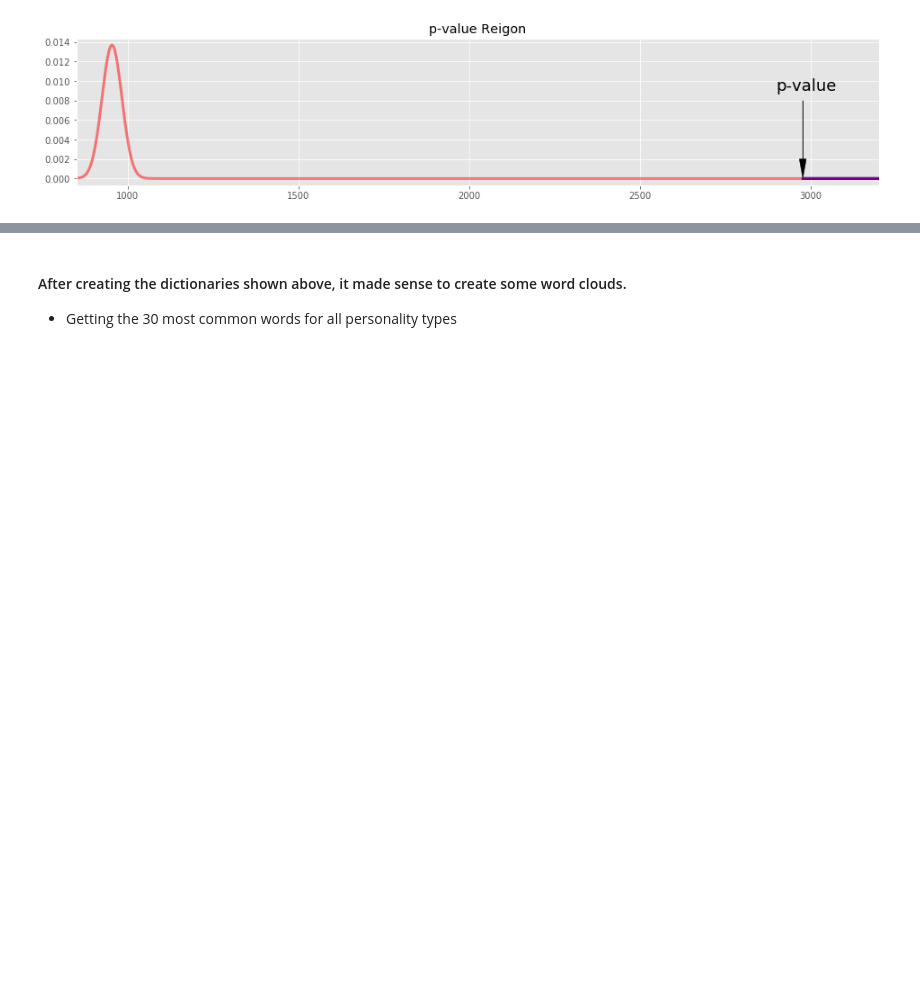
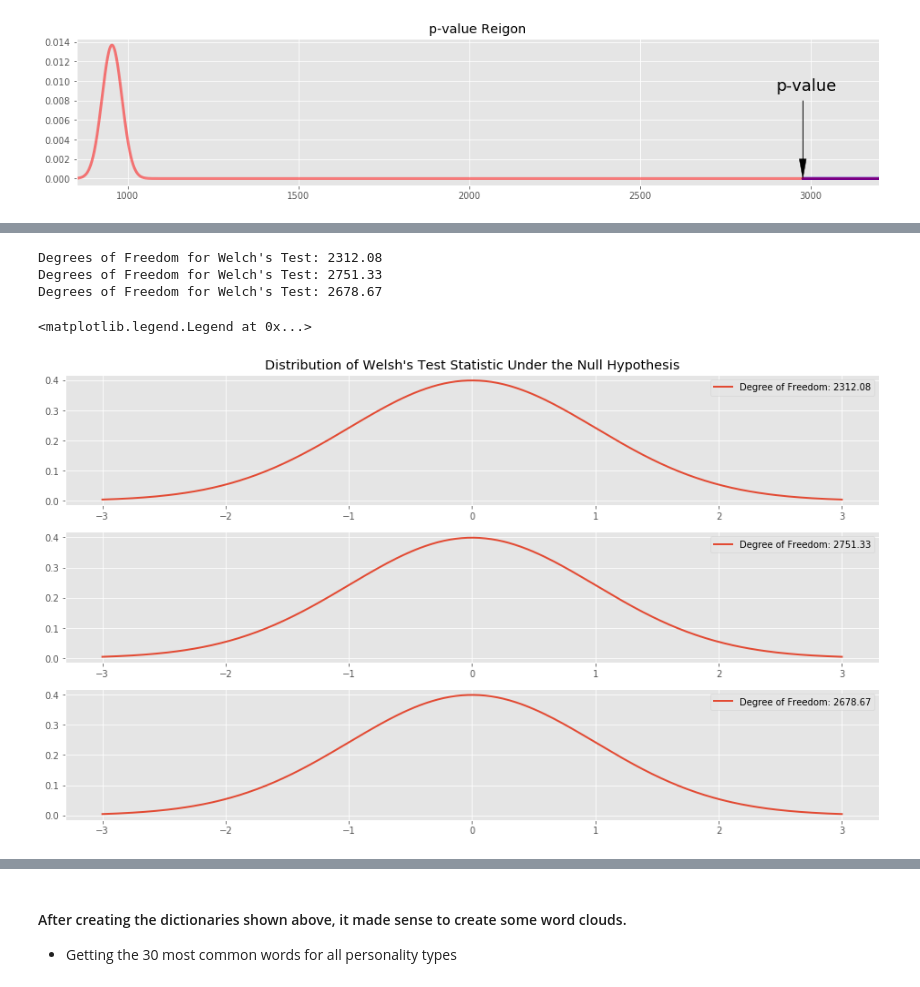
Before and after one commit to Vega-daniel/Predicting_personality, a Jupyter notebook: Personality_Predictor.ipynb, the cells around one changed output, grey strips where cells are left out. Cells and saved outputs as stored; diff of their text form; code cells hidden in the pictures; blank space fills up the shorter version.

```diff
--- a/Personality_Predictor.ipynb
+++ b/Personality_Predictor.ipynb
@@ -260,0 +371,32 @@ fig.savefig('pvalue.png')
+# %%
+welchdf1 = welch_satterhwaithe_df(INTP, INTJ)
+print("Degrees of Freedom for Welch's Test: {:2.2f}".format(welchdf1))
+welchdf2 = welch_satterhwaithe_df(INTP, INFJ)
+print("Degrees of Freedom for Welch's Test: {:2.2f}".format(welchdf2))
+welchdf3 = welch_satterhwaithe_df(INTP, INFP)
+print("Degrees of Freedom for Welch's Test: {:2.2f}".format(welchdf3))
+# %% [output]
+Degrees of Freedom for Welch's Test: 2312.08
+Degrees of Freedom for Welch's Test: 2751.33
+Degrees of Freedom for Welch's Test: 2678.67
+# %%
+x = np.linspace(-3, 3, num=250)
+
+fig, ax = plt.subplots(3, figsize=(16, 9))
+students1 = stats.t(welchdf1)
+students2 = stats.t(welchdf2)
+students3 = stats.t(welchdf3)
+ax[0].plot(x, students1.pdf(x), linewidth=2,
+        label="Degree of Freedom: {:2.2f}".format(welchdf1))
+ax[0].legend()
+ax[0].set_title("Distribution of Welsh's Test Statistic Under the Null Hypothesis")
+ax[1].plot(x, students2.pdf(x), linewidth=2,
+        label="Degree of Freedom: {:2.2f}".format(welchdf2))
+ax[1].legend()
+# ax[1].set_title("Distribution of Welsh's Test Statistic Under the Null Hypothesis")
+ax[2].plot(x, students3.pdf(x), linewidth=2,
+        label="Degree of Freedom: {:2.2f}".format(welchdf3))
+ax[2].legend()
+# %% [output]
+<matplotlib.legend.Legend at 0x...>
+[figure, added]
```
Also changed, not shown: parts of 37 cells of this notebook, 2 other files.
